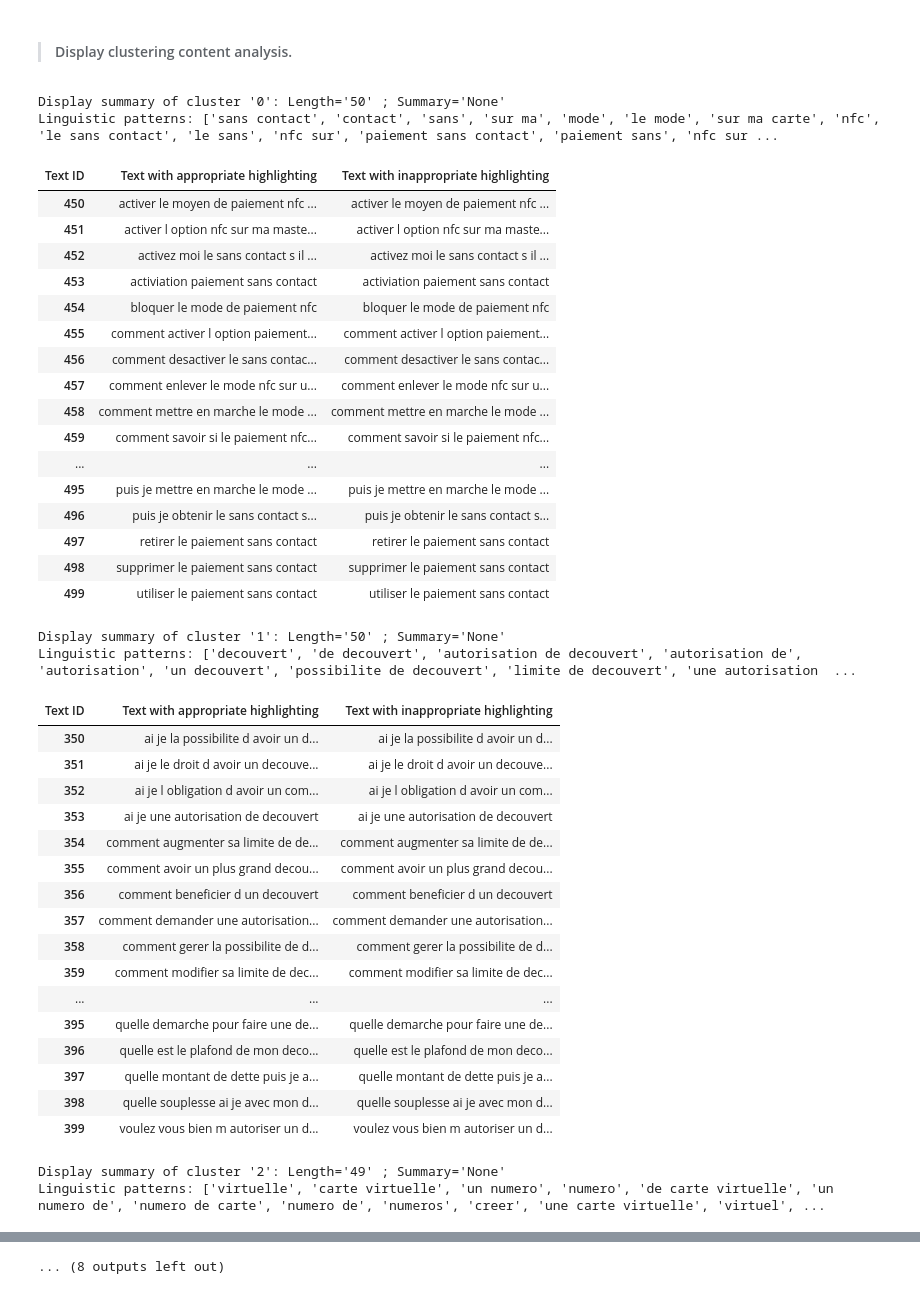
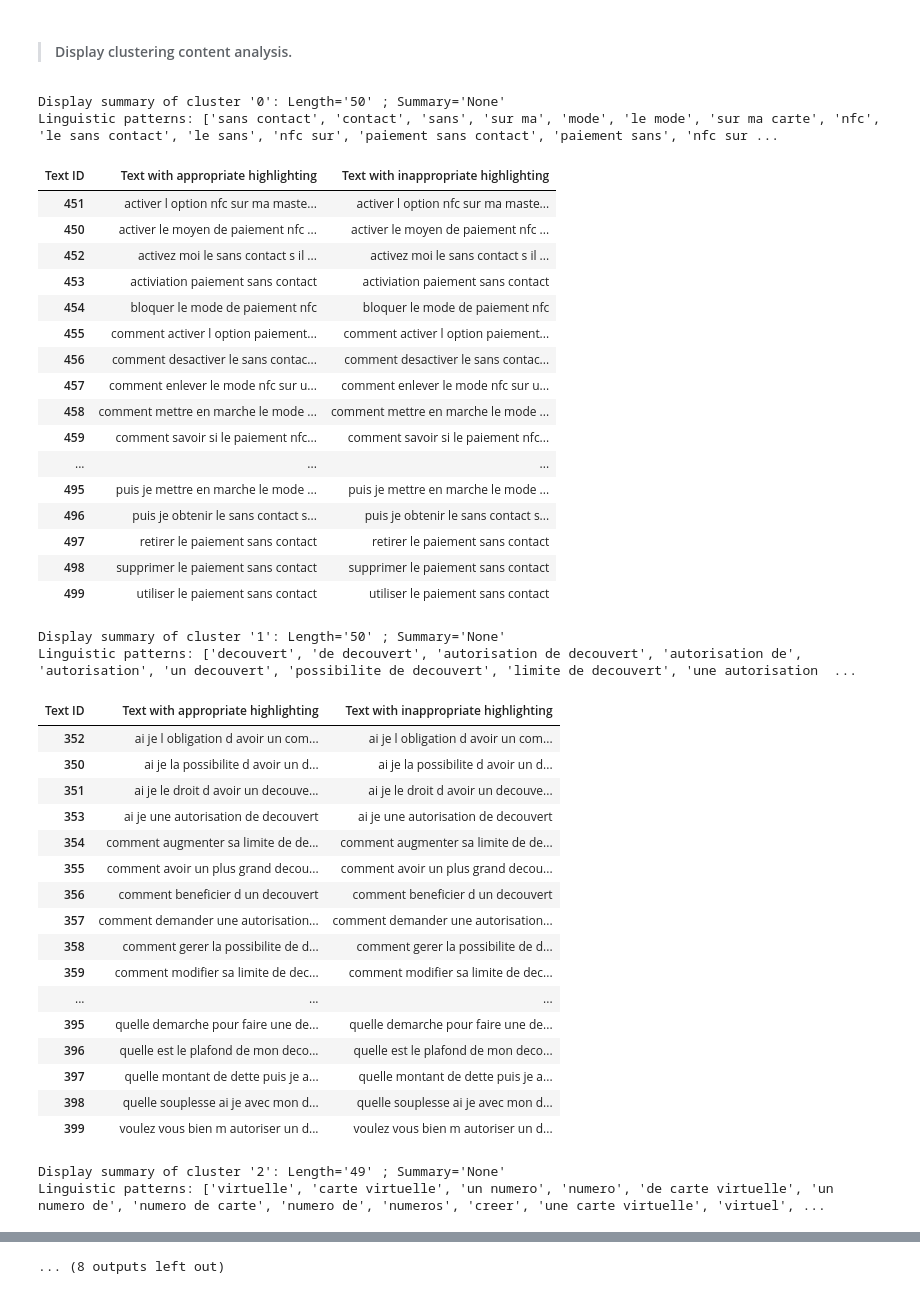
Before and after one commit to cognitivefactory/interactive-clustering-gui, a Jupyter notebook: docs/notebooks/analysis.ipynb, the cells around one changed output, grey strips where cells are left out. Drawn from its saved outputs; the diff is of its cells as text; code cells hidden in the pictures.

```diff
--- a/docs/notebooks/analysis.ipynb
+++ b/docs/notebooks/analysis.ipynb
@@ -551,36 +551,36 @@ for cluster_id in LIST_OF_CLUSTER_IDS:
 			</p>
 			<table>
 				<thead>
 					<tr>
 						<th>Text ID</th>
 						<th>Text with appropriate highlighting</th>
 						<th>Text with inappropriate highlighting</th>
 					</tr>
 				</thead>
 				<tbody>
 					{
 						''.join([
 							f'''
 							<tr>
 								<th>{text_id}</th>
 								<td>{row["text_with_appropriate_highlighting"]}</td>
 								<td>{row["text_with_inappropriate_highlighting"]}</td>
 							</tr>
 							'''
-							for text_id, row in df_data_for_fmc.iterrows()
+							for text_id, row in sorted(df_data_for_fmc.iterrows(), key=lambda r: r[1]["text_preprocessed"])
 							if row['cluster'] == cluster_id
 						])
 					}
 				</tbody>
 			</table>
 		</details>
 	"""))
 # %% [output]
 Display summary of cluster '0': Length='50' ; Summary='None'
 Linguistic patterns: ['sans contact', 'contact', 'sans', 'sur ma', 'mode', 'le mode', 'sur ma carte', 'nfc', 'le sans contact', 'le sans', 'nfc sur', 'paiement sans contact', 'paiement sans', 'nfc sur ...
 | Text ID | Text with appropriate highlighting | Text with inappropriate highlighting |
+| 451 | activer l option nfc sur ma maste... | activer l option nfc sur ma maste... |
 | 450 | activer le moyen de paiement nfc ... | activer le moyen de paiement nfc ... |
-| 451 | activer l option nfc sur ma maste... | activer l option nfc sur ma maste... |
 | 452 | activez moi le sans contact s il ... | activez moi le sans contact s il ... |
 | 453 | activiation paiement sans contact | activiation paiement sans contact |
 | 454 | bloquer le mode de paiement nfc | bloquer le mode de paiement nfc |
@@ -598,9 +598,9 @@ Linguistic patterns: ['sans contact', 'contact', 'sans', 'sur ma', 'mode', 'le m
 Display summary of cluster '1': Length='50' ; Summary='None'
 Linguistic patterns: ['decouvert', 'de decouvert', 'autorisation de decouvert', 'autorisation de', 'autorisation', 'un decouvert', 'possibilite de decouvert', 'limite de decouvert', 'une autorisation  ...
 | Text ID | Text with appropriate highlighting | Text with inappropriate highlighting |
+| 352 | ai je l obligation d avoir un com... | ai je l obligation d avoir un com... |
 | 350 | ai je la possibilite d avoir un d... | ai je la possibilite d avoir un d... |
 | 351 | ai je le droit d avoir un decouve... | ai je le droit d avoir un decouve... |
-| 352 | ai je l obligation d avoir un com... | ai je l obligation d avoir un com... |
 | 353 | ai je une autorisation de decouvert | ai je une autorisation de decouvert |
 | 354 | comment augmenter sa limite de de... | comment augmenter sa limite de de... |
 | 355 | comment avoir un plus grand decou... | comment avoir un plus grand decou... |
```
Also changed, not shown: parts of 6 cells of this notebook, 8 other files.
